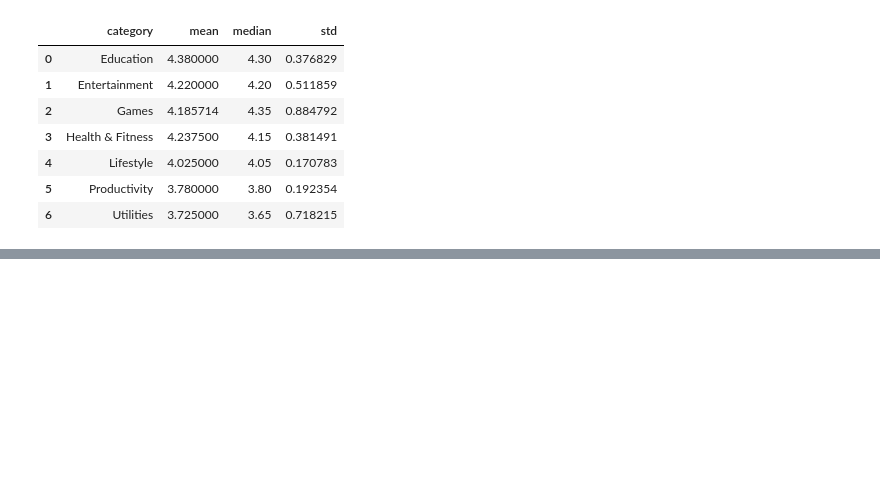
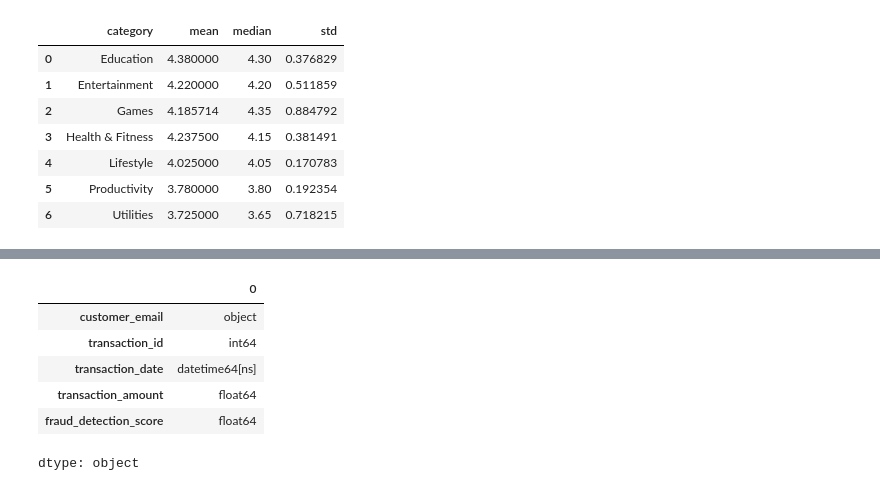
Before and after one commit to Haris-09/Python-Summer-Party-Challenge, a Jupyter notebook: Python_Summer_Party.ipynb, the cells around one changed output, grey strips where cells are left out. Saved outputs shown, nothing was run; the diff lists cells and outputs as text; code cells hidden in the pictures; blank space fills up the shorter version.

```diff
--- a/Python_Summer_Party.ipynb
+++ b/Python_Summer_Party.ipynb
@@ -1440,0 +1473,30 @@ display(category_rating_stats)
+# %%
+fct_transactions = """customer_email	 transaction_id	 transaction_date	 transaction_amount	 fraud_detection_score
+alice@gmail.com	 1	 2024-10-05	 120	 10
+bob@customdomain.com	 2	 2024-10-15	 250.5	 20
+charlie@yahoo.com	 3	 2024-10-20	 75.25	 15
+dana@hotmail.com	 4	 2024-10-25	 100	 30
+eve@biz.org	 5	 2024-10-30	 300	 40
+frank@gmail.com	 6	 2024-11-03	 150.75	 25
+grace@outlook.com	 7	 2024-11-10		50
+ivan@yahoo.com	 8	 2024-11-15	 200	 35
+judy@hotmail.com	 9	 2024-11-21	 250	 45
+ken@domain.net	 10	 2024-11-29	 300	 55
+laura@riskmail.com	 11	 2024-12-02	 100	 80
+mike@securepay.com	 12	 2024-12-03	 180	 85
+nina@trusthub.com	 13	 2024-12-09	 220	 90
+oscar@fintech.com	 14	 2024-12-16	 140	 70
+paula@alertsys.com	 15	 2024-12-23	 260	 95
+"""
+
+fct_transactions = pd.read_csv(io.StringIO(fct_transactions), sep='\s\s+', engine='python')
+fct_transactions['transaction_date'] = pd.to_datetime(fct_transactions['transaction_date'])
+fct_transactions.dtypes
+# %% [output]
+|  | 0 |
+| customer_email | object |
+| transaction_id | int64 |
+| transaction_date | datetime64[ns] |
+| transaction_amount | float64 |
+| fraud_detection_score | float64 |
+dtype: object
```
Also changed, not shown: parts of 14 cells of this notebook.
